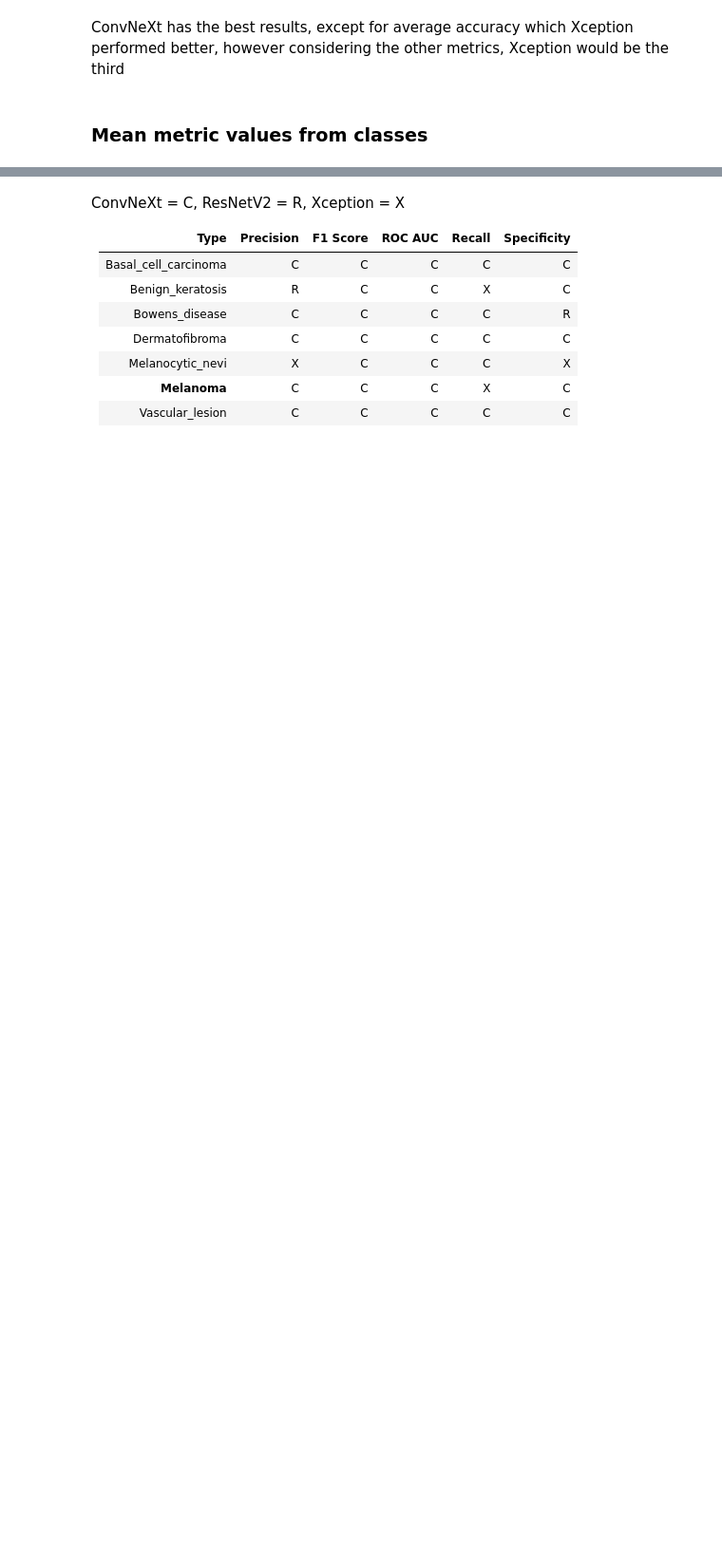
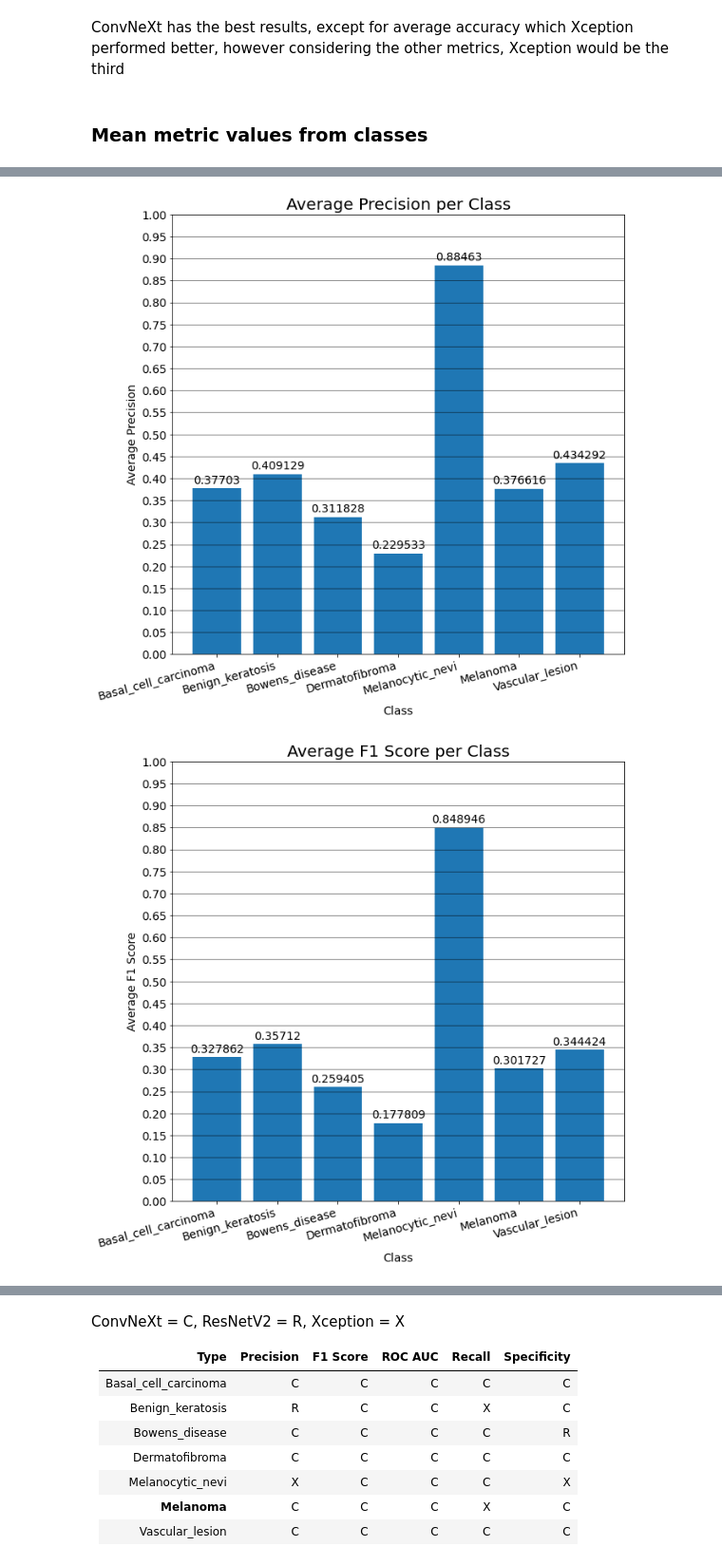
Before and after one commit to h-ssiqueira/SkinLesionAI, a Jupyter notebook: analysis/investigationTopics.ipynb, the cells around one changed output, grey strips where cells are left out. Shown at 95% size. Saved outputs shown, nothing was run; the diff lists cells and outputs as text; code cells hidden in the pictures; blank space fills up the shorter version.

```diff
--- a/analysis/investigationTopics.ipynb
+++ b/analysis/investigationTopics.ipynb
@@ -169,3 +232,8 @@ df
 | 4 | Melanocytic_nevi | 0.884630 | 0.848946 | 0.831276 | 0.836339 | 0.689781 |
 | 5 | Melanoma | 0.376616 | 0.301727 | 0.758600 | 0.314822 | 0.941850 |
 | 6 | Vascular_lesion | 0.434292 | 0.344424 | 0.786050 | 0.390000 | 0.976610 |
+# %%
+display_graph(df, classMetrics, "type", "Class")
+# %% [output]
+[figure, added]
+[figure, added]
```
Also changed, not shown: parts of 8 cells of this notebook.
